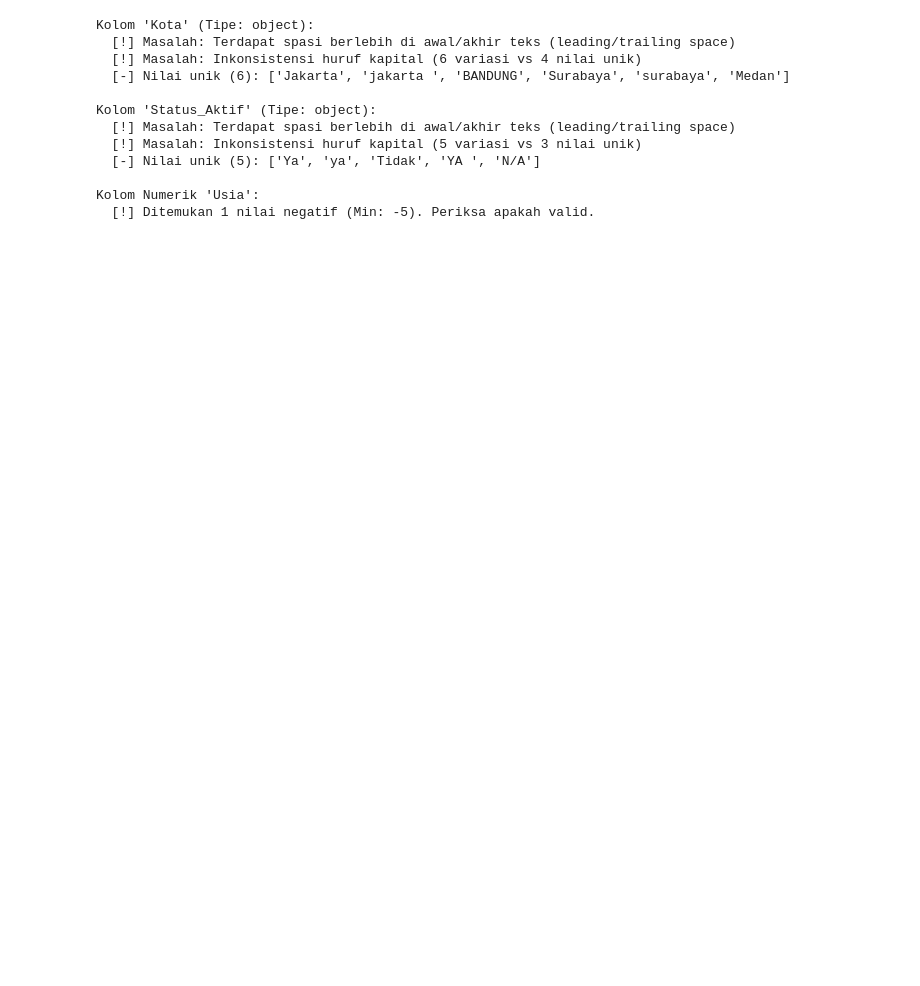
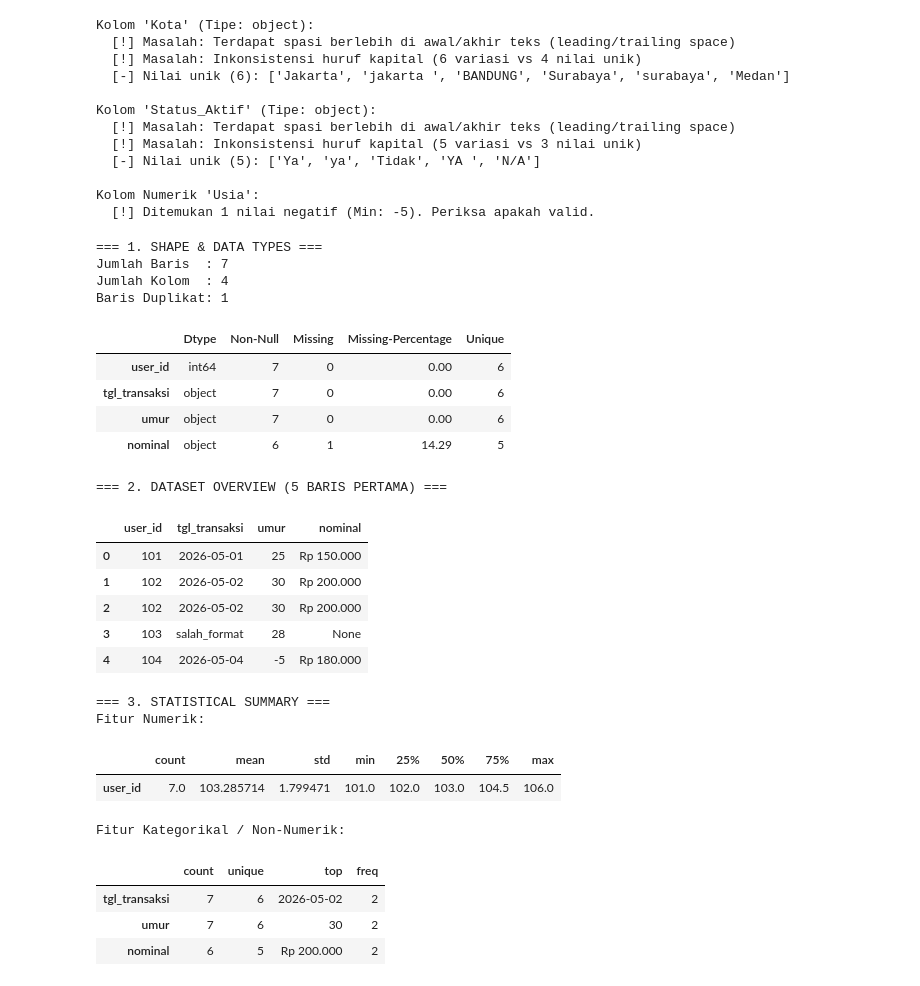
Before and after one commit to HafidzAfrieno/Artificial_Intelligence_Laboratory, a Jupyter notebook: projects/machine-learning/heart-disease-risk-classification/model/notebooks/02_data_preprocessing.ipynb, the cells around one changed output. Saved outputs shown, nothing was run; the diff lists cells and outputs as text; code cells hidden in the pictures; blank space fills up the shorter version.

```diff
--- a/projects/machine-learning/heart-disease-risk-classification/model/notebooks/02_data_preprocessing.ipynb
+++ b/projects/machine-learning/heart-disease-risk-classification/model/notebooks/02_data_preprocessing.ipynb
@@ -71,3 +70,37 @@ Kolom 'Status_Aktif' (Tipe: object):
 
 Kolom Numerik 'Usia':
   [!] Ditemukan 1 nilai negatif (Min: -5). Periksa apakah valid.
+# %%
+raw_df = pd.DataFrame({
+    'user_id': [101, 102, 102, 103, 104, 105, 106],
+    'tgl_transaksi': ['2026-05-01', '2026-05-02', '2026-05-02', 'salah_format', '2026-05-04', '2026-05-05', '2026-05-06'],
+    'umur': ['25', '30', '30', '28', '-5', '35', '150'],                 # -5 dan 150 tidak masuk akal secara konteks
+    'nominal': ['Rp 150.000', 'Rp 200.000', 'Rp 200.000', None, 'Rp 180.000', 'Rp 190.000', 'Rp 9.500.000']
+})
+data_understanding(df=raw_df,cat_threshold=threshold)
+# %% [output]
+=== 1. SHAPE & DATA TYPES ===
+Jumlah Baris  : 7
+Jumlah Kolom  : 4
+Baris Duplikat: 1
+|  | Dtype | Non-Null | Missing | Missing-Percentage | Unique |
+| user_id | int64 | 7 | 0 | 0.00 | 6 |
+| tgl_transaksi | object | 7 | 0 | 0.00 | 6 |
+| umur | object | 7 | 0 | 0.00 | 6 |
+| nominal | object | 6 | 1 | 14.29 | 5 |
+=== 2. DATASET OVERVIEW (5 BARIS PERTAMA) ===
+|  | user_id | tgl_transaksi | umur | nominal |
+| 0 | 101 | 2026-05-01 | 25 | Rp 150.000 |
+| 1 | 102 | 2026-05-02 | 30 | Rp 200.000 |
+| 2 | 102 | 2026-05-02 | 30 | Rp 200.000 |
+| 3 | 103 | salah_format | 28 | None |
+| 4 | 104 | 2026-05-04 | -5 | Rp 180.000 |
+=== 3. STATISTICAL SUMMARY ===
+Fitur Numerik:
+|  | count | mean | std | min | 25% | 50% | 75% | max |
+| user_id | 7.0 | 103.285714 | 1.799471 | 101.0 | 102.0 | 103.0 | 104.5 | 106.0 |
+Fitur Kategorikal / Non-Numerik:
+|  | count | unique | top | freq |
+| tgl_transaksi | 7 | 6 | 2026-05-02 | 2 |
+| umur | 7 | 6 | 30 | 2 |
+| nominal | 6 | 5 | Rp 200.000 | 2 |
```
Also changed, not shown: parts of 12 cells of this notebook, 3 other files.
